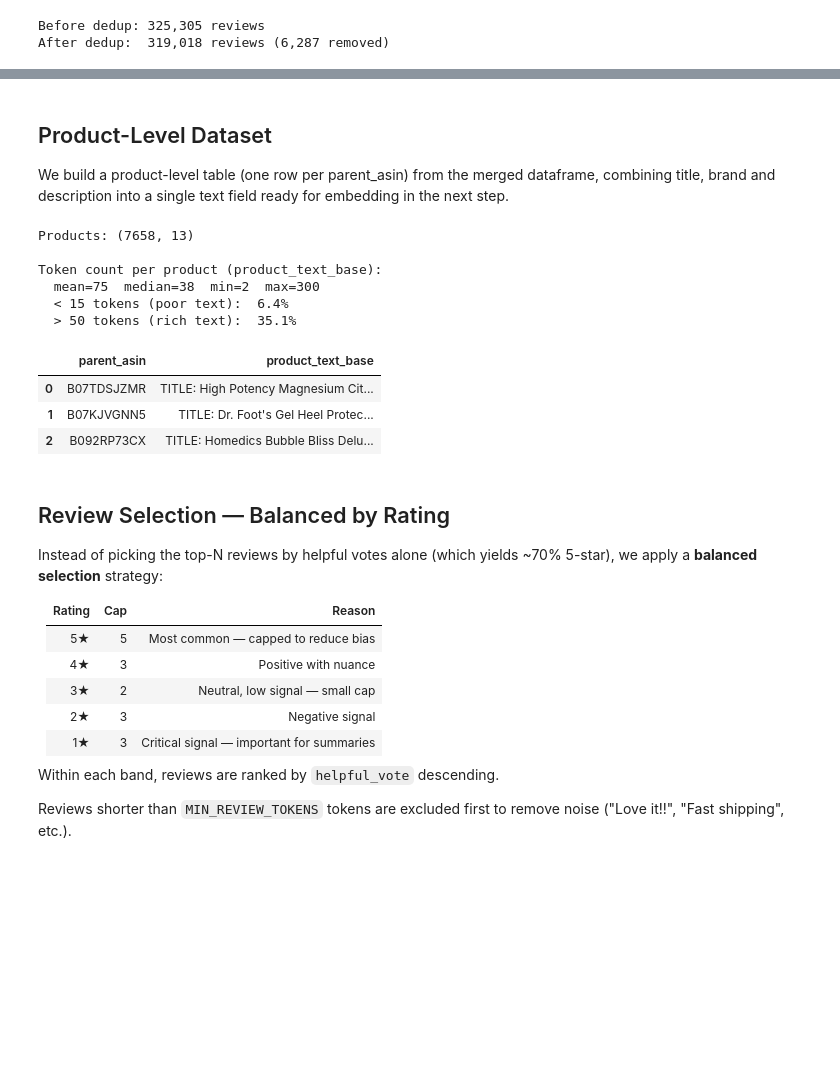
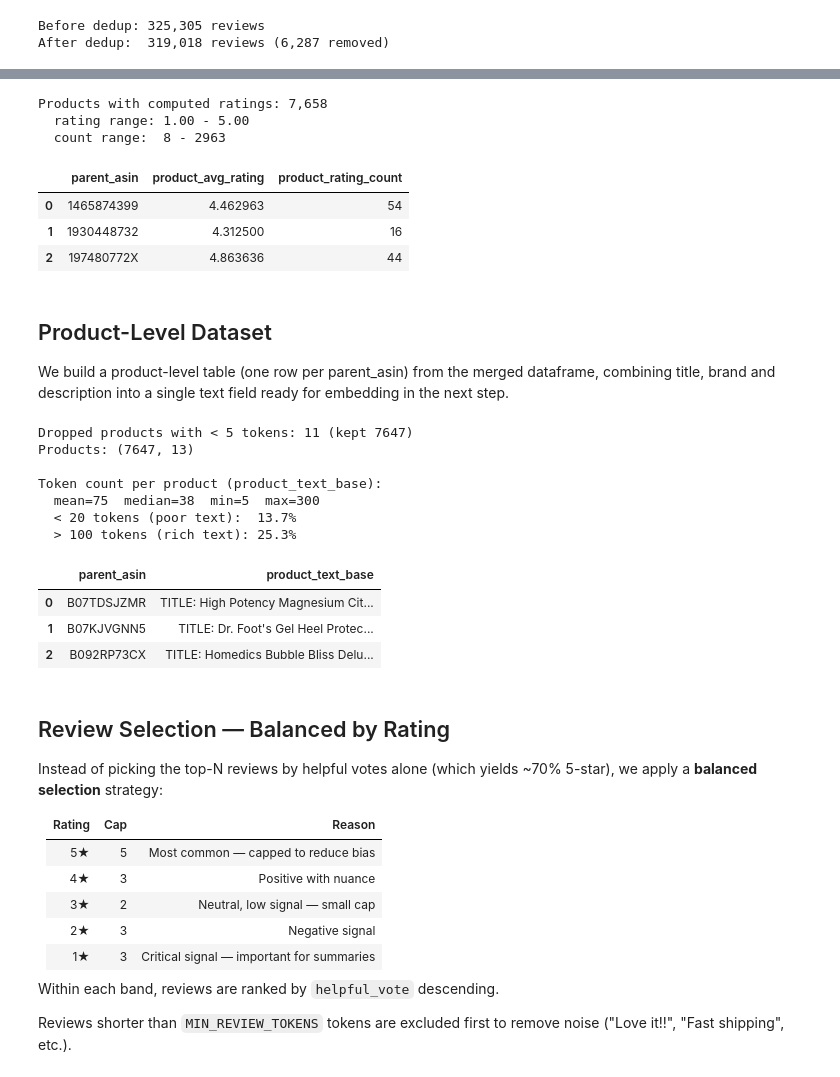
Before and after one commit to FilippoNannucci/DiscoverAI, a Jupyter notebook: 01_Data_Ingestion_Cleaning.ipynb, the cells around one changed output, grey strips where cells are left out. Cells and saved outputs as stored; diff of their text form; code cells hidden in the pictures; blank space fills up the shorter version.

```diff
--- a/01_Data_Ingestion_Cleaning.ipynb
+++ b/01_Data_Ingestion_Cleaning.ipynb
@@ -248,19 +297,19 @@ Details coverage:     43.05%
 # Selecting relevant metadata columns and merge with reviews
 meta_cols = df_meta[[
     "parent_asin", "title", "brand", "description_clean", "features_clean",
-    "form_text", "details_rest", "average_rating", "rating_number", "price", "store"
+    "form_text", "details_rest", "price", "store"
 ]].copy()
 
 # Renaming to avoid column name clashes after merge
-meta_cols.rename(columns={
-    "title": "product_title",
-    "average_rating": "product_avg_rating",
-    "rating_number": "product_rating_count"
-}, inplace=True)
+meta_cols.rename(columns={"title": "product_title"}, inplace=True)
 
 # Merging on parent_asin (left join: keep all filtered reviews, attach metadata)
 df = df_review.merge(meta_cols, on="parent_asin", how="left")
 
+# Sanity check: every review must have a metadata match — otherwise product fields are NaN
+orphan = df["product_title"].isna().sum()
+print(f"Reviews with no meta match: {orphan:,} ({orphan/len(df):.2%})")
+
 print(f"Merged dataset shape: {df.shape}")
 print(f"Columns: {list(df.columns)}")
 df.head()
@@ -292,3 +346,24 @@ After dedup:  319,018 reviews (6,287 removed)
+# %%
+# Compute product-level avg rating + count from the deduplicated reviews
+rating_agg = df.groupby("parent_asin").agg(
+    product_avg_rating=("rating", "mean"),
+    product_rating_count=("rating", "count"),
+).reset_index()
+
+df = df.merge(rating_agg, on="parent_asin", how="left")
+
+print(f"Products with computed ratings: {rating_agg.shape[0]:,}")
+print(f"  rating range: {rating_agg['product_avg_rating'].min():.2f} - {rating_agg['product_avg_rating'].max():.2f}")
+print(f"  count range:  {rating_agg['product_rating_count'].min()} - {rating_agg['product_rating_count'].max()}")
+rating_agg.head(3)
+# %% [output]
+Products with computed ratings: 7,658
+  rating range: 1.00 - 5.00
+  count range:  8 - 2963
+|  | parent_asin | product_avg_rating | product_rating_count |
+| 0 | 1465874399 | 4.462963 | 54 |
+| 1 | 1930448732 | 4.312500 | 16 |
+| 2 | 197480772X | 4.863636 | 44 |
 # %% [markdown]
 ## Product-Level Dataset
 
@@ -306,21 +381,27 @@ products_df = df[meta_unique_cols].drop_duplicates("parent_asin").copy()
 products_df["product_text_base"] = products_df.apply(build_product_text, axis=1)
 products_df["text_tokens"] = products_df["product_text_base"].str.split().str.len()
 
+# Drop products with too-short text — embedding would be too noisy
+n_before = len(products_df)
+products_df = products_df[products_df["text_tokens"] >= 5].copy()
+print(f"Dropped products with < 5 tokens: {n_before - len(products_df)} (kept {len(products_df)})")
+
 print("Products:", products_df.shape)
 print(f"\nToken count per product (product_text_base):")
 print(f"  mean={products_df['text_tokens'].mean():.0f}  "
       f"median={products_df['text_tokens'].median():.0f}  "
       f"min={products_df['text_tokens'].min()}  max={products_df['text_tokens'].max()}")
-print(f"  < 15 tokens (poor text):  {(products_df['text_tokens'] < 15).mean():.1%}")
-print(f"  > 50 tokens (rich text):  {(products_df['text_tokens'] > 50).mean():.1%}")
+print(f"  < 20 tokens (poor text):  {(products_df['text_tokens'] < 20).mean():.1%}")
+print(f"  > 100 tokens (rich text): {(products_df['text_tokens'] > 100).mean():.1%}")
 products_df[["parent_asin", "product_text_base"]].head(3)
 # %% [output]
-Products: (7658, 13)
+Dropped products with < 5 tokens: 11 (kept 7647)
+Products: (7647, 13)
 
 Token count per product (product_text_base):
-  mean=75  median=38  min=2  max=300
-  < 15 tokens (poor text):  6.4%
-  > 50 tokens (rich text):  35.1%
+  mean=75  median=38  min=5  max=300
+  < 20 tokens (poor text):  13.7%
+  > 100 tokens (rich text): 25.3%
 |  | parent_asin | product_text_base |
 | 0 | B07TDSJZMR | TITLE: High Potency Magnesium Cit... |
 | 1 | B07KJVGNN5 | TITLE: Dr. Foot's Gel Heel Protec... |
```
Also changed, not shown: parts of 16 cells of this notebook.
